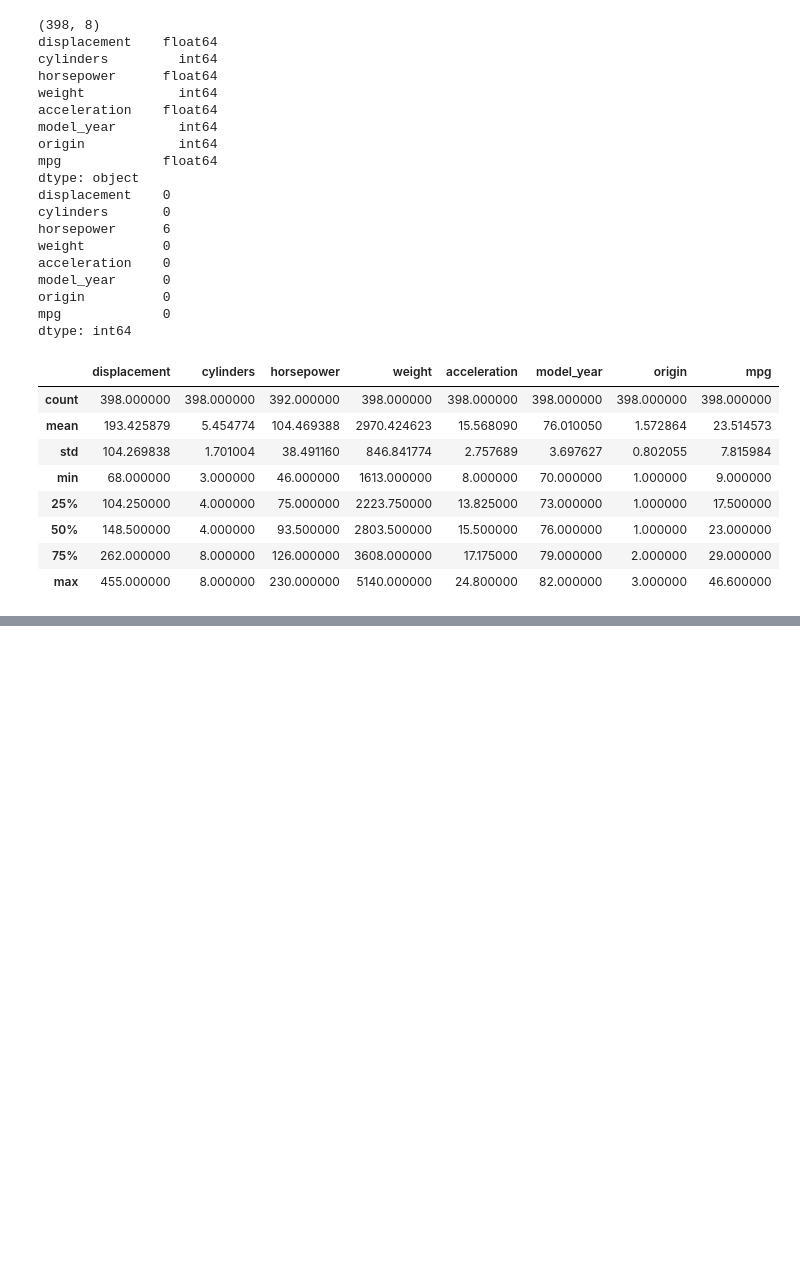
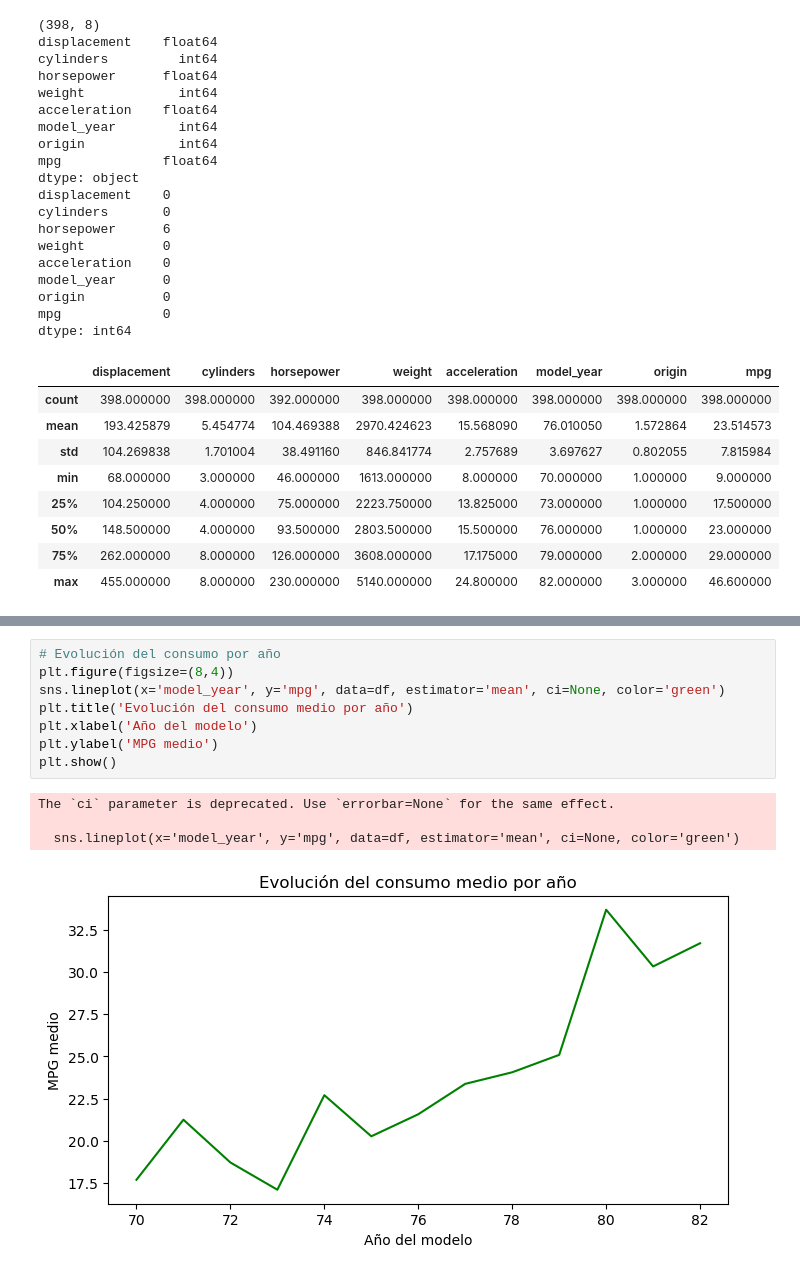
Before and after one commit to erikajcd08/ML_Project_Kickoff_Auto_MPG_Dataset, a Jupyter notebook: 01_notebook.ipynb, the cells around one changed output, grey strips where cells are left out. Drawn from its saved outputs; the diff is of its cells as text; blank space fills up the shorter version.

```diff
--- a/01_notebook.ipynb
+++ b/01_notebook.ipynb
@@ -72,0 +155,13 @@ dtype: int64
+# %%
+# Evolución del consumo por año
+plt.figure(figsize=(8,4))
+sns.lineplot(x='model_year', y='mpg', data=df, estimator='mean', ci=None, color='green')
+plt.title('Evolución del consumo medio por año')
+plt.xlabel('Año del modelo')
+plt.ylabel('MPG medio')
+plt.show()
+# %% [output]
+The `ci` parameter is deprecated. Use `errorbar=None` for the same effect.
+
+  sns.lineplot(x='model_year', y='mpg', data=df, estimator='mean', ci=None, color='green')
+[figure, added]
```
Also changed, not shown: parts of 11 cells of this notebook.
